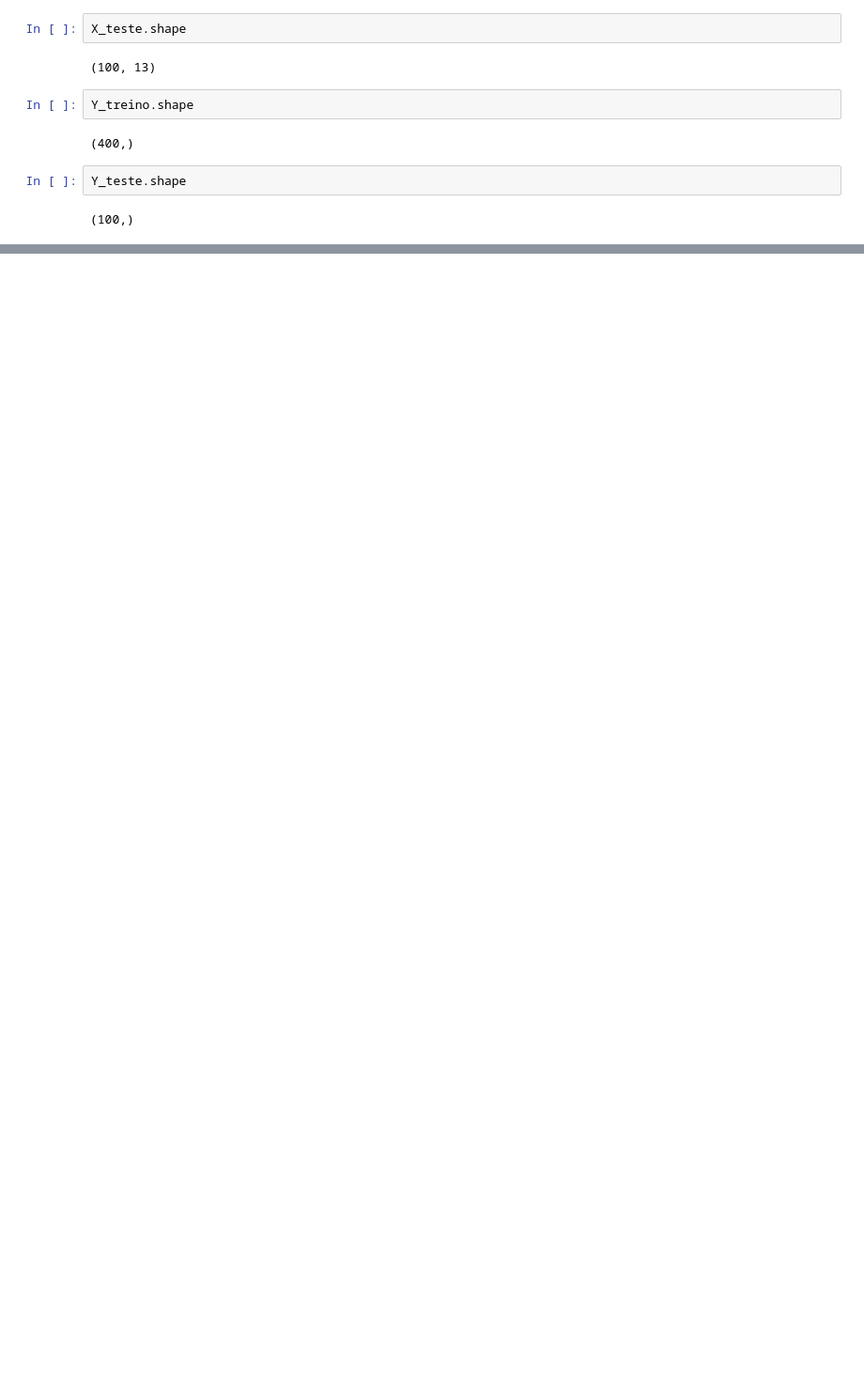
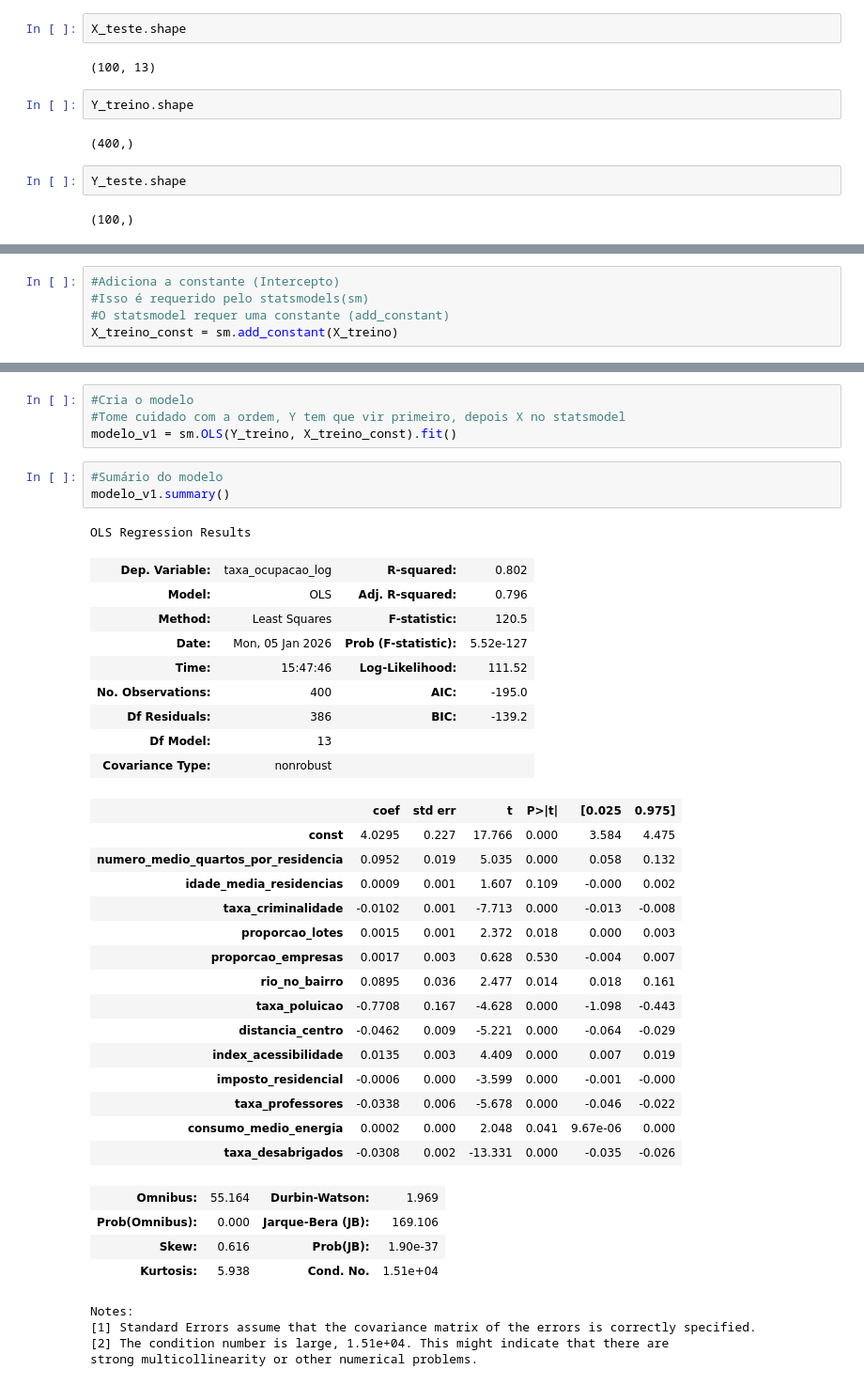
Before and after one commit to anandasouza/Aplicacao-e-Interpretacao-de-Testes-estatisticos, a Jupyter notebook: projeto.ipynb, the cells around one changed output, grey strips where cells are left out. Shown at 94% size. Cells and saved outputs as stored; diff of their text form; blank space fills up the shorter version.

```diff
--- a/projeto.ipynb
+++ b/projeto.ipynb
@@ -450,0 +457,5 @@ Y_teste.shape
+# %%
+#Adiciona a constante (Intercepto)
+#Isso é requerido pelo statsmodels(sm)
+#O statsmodel requer uma constante (add_constant)
+X_treino_const = sm.add_constant(X_treino)
@@ -450,0 +470,41 @@ Y_teste.shape
+# %%
+#Cria o modelo
+#Tome cuidado com a ordem, Y tem que vir primeiro, depois X no statsmodel
+modelo_v1 = sm.OLS(Y_treino, X_treino_const).fit()
+# %%
+#Sumário do modelo
+modelo_v1.summary()
+# %% [output]
+OLS Regression Results
+| Dep. Variable: | taxa_ocupacao_log | R-squared: | 0.802 |
+| Model: | OLS | Adj. R-squared: | 0.796 |
+| Method: | Least Squares | F-statistic: | 120.5 |
+| Date: | Mon, 05 Jan 2026 | Prob (F-statistic): | 5.52e-127 |
+| Time: | 15:47:46 | Log-Likelihood: | 111.52 |
+| No. Observations: | 400 | AIC: | -195.0 |
+| Df Residuals: | 386 | BIC: | -139.2 |
+| Df Model: | 13 |  |  |
+| Covariance Type: | nonrobust |  |  |
+|  | coef | std err | t | P>|t| | [0.025 | 0.975] |
+| const | 4.0295 | 0.227 | 17.766 | 0.000 | 3.584 | 4.475 |
+| numero_medio_quartos_por_residencia | 0.0952 | 0.019 | 5.035 | 0.000 | 0.058 | 0.132 |
+| idade_media_residencias | 0.0009 | 0.001 | 1.607 | 0.109 | -0.000 | 0.002 |
+| taxa_criminalidade | -0.0102 | 0.001 | -7.713 | 0.000 | -0.013 | -0.008 |
+| proporcao_lotes | 0.0015 | 0.001 | 2.372 | 0.018 | 0.000 | 0.003 |
+| proporcao_empresas | 0.0017 | 0.003 | 0.628 | 0.530 | -0.004 | 0.007 |
+| rio_no_bairro | 0.0895 | 0.036 | 2.477 | 0.014 | 0.018 | 0.161 |
+| taxa_poluicao | -0.7708 | 0.167 | -4.628 | 0.000 | -1.098 | -0.443 |
+| distancia_centro | -0.0462 | 0.009 | -5.221 | 0.000 | -0.064 | -0.029 |
+| index_acessibilidade | 0.0135 | 0.003 | 4.409 | 0.000 | 0.007 | 0.019 |
+| imposto_residencial | -0.0006 | 0.000 | -3.599 | 0.000 | -0.001 | -0.000 |
+| taxa_professores | -0.0338 | 0.006 | -5.678 | 0.000 | -0.046 | -0.022 |
+| consumo_medio_energia | 0.0002 | 0.000 | 2.048 | 0.041 | 9.67e-06 | 0.000 |
+| taxa_desabrigados | -0.0308 | 0.002 | -13.331 | 0.000 | -0.035 | -0.026 |
+| Omnibus: | 55.164 | Durbin-Watson: | 1.969 |
+| Prob(Omnibus): | 0.000 | Jarque-Bera (JB): | 169.106 |
+| Skew: | 0.616 | Prob(JB): | 1.90e-37 |
+| Kurtosis: | 5.938 | Cond. No. | 1.51e+04 |
+Notes:
+[1] Standard Errors assume that the covariance matrix of the errors is correctly specified.
+[2] The condition number is large, 1.51e+04. This might indicate that there are
+strong multicollinearity or other numerical problems.
```
Also changed, not shown: parts of 16 cells of this notebook.
